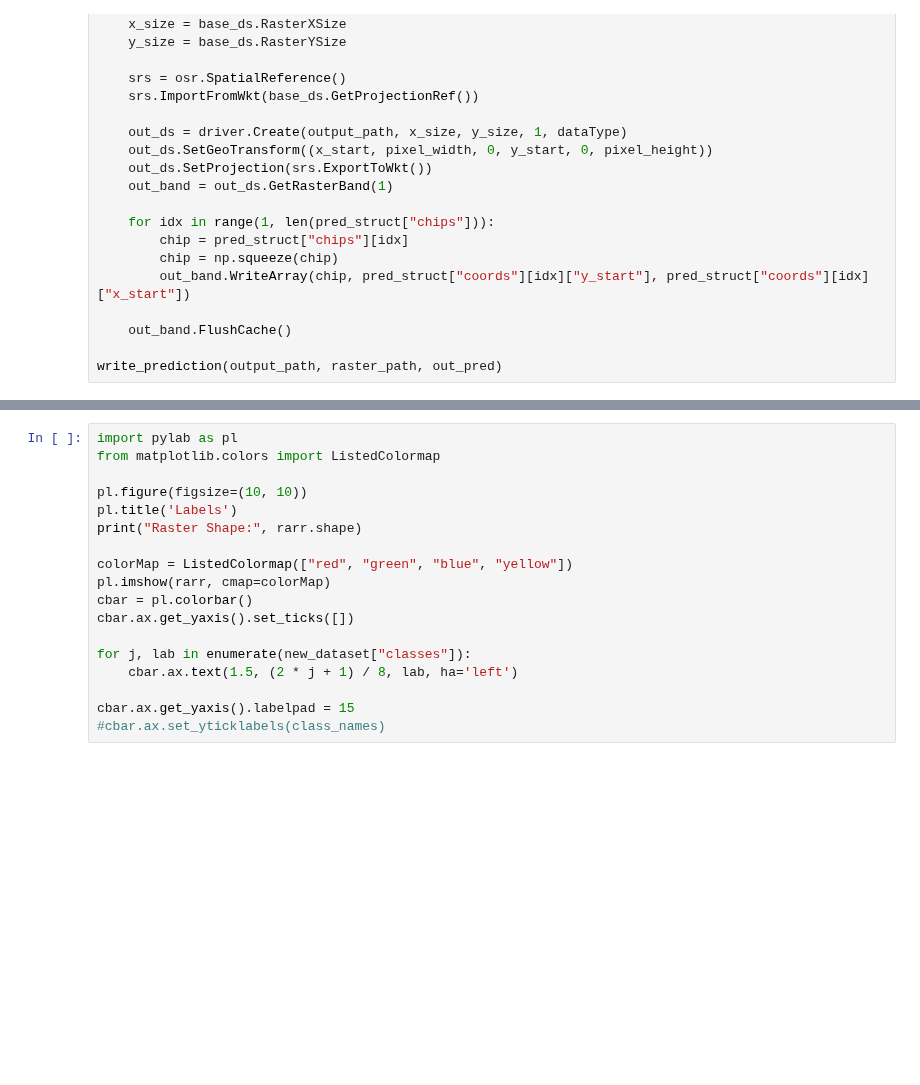
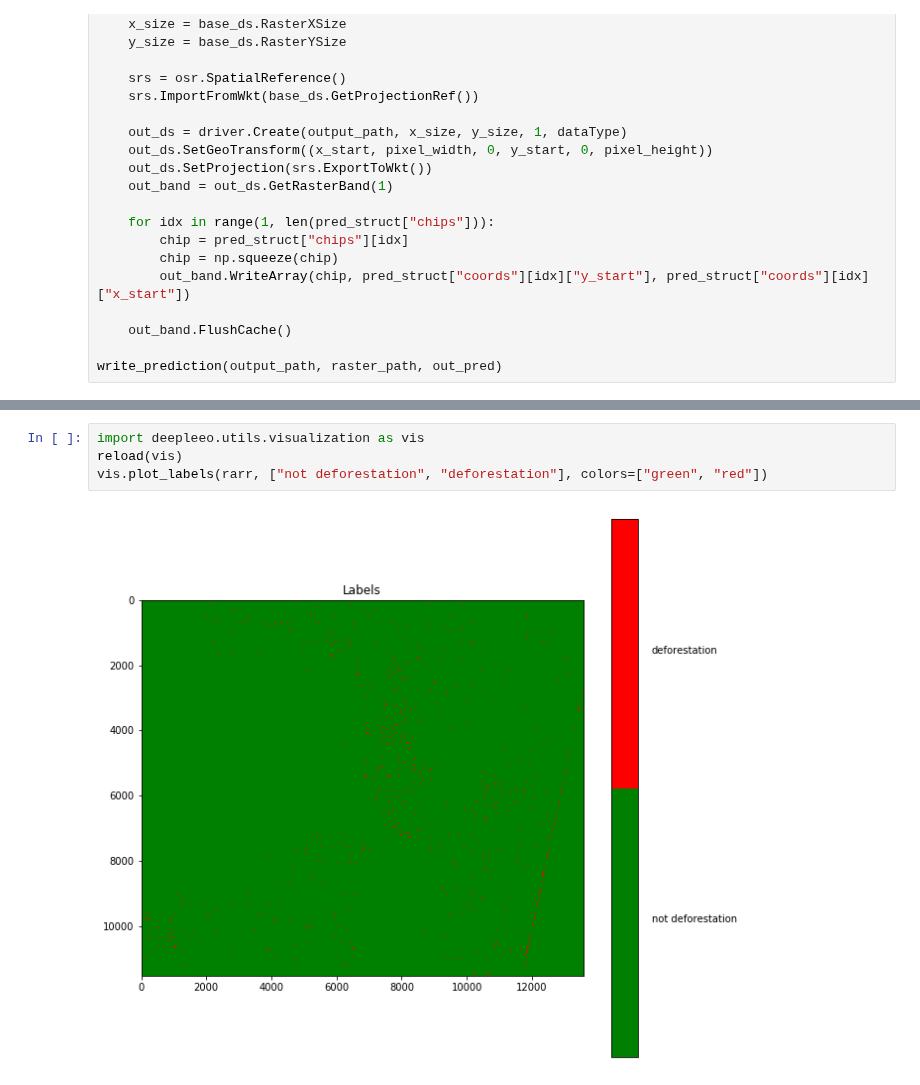
Before and after one commit to rvmaretto/deepgeo, a Jupyter notebook: notebooks/train_fcn.ipynb, the cells around one changed output, grey strips where cells are left out. Cells and saved outputs as stored; diff of their text form; blank space fills up the shorter version.

```diff
--- a/notebooks/train_fcn.ipynb
+++ b/notebooks/train_fcn.ipynb
@@ -261,18 +280,6 @@ image.plot_image_histogram(rarr, title = "prediction")
-# %%
-import pylab as pl
-from matplotlib.colors import ListedColormap
-
-pl.figure(figsize=(10, 10))
-pl.title('Labels')
-print("Raster Shape:", rarr.shape)
-
-colorMap = ListedColormap(["red", "green", "blue", "yellow"])
-pl.imshow(rarr, cmap=colorMap)
-cbar = pl.colorbar()
-cbar.ax.get_yaxis().set_ticks([])
-
-for j, lab in enumerate(new_dataset["classes"]):
-    cbar.ax.text(1.5, (2 * j + 1) / 8, lab, ha='left')
-
-cbar.ax.get_yaxis().labelpad = 15
-#cbar.ax.set_yticklabels(class_names)
+# %%
+import deepleeo.utils.visualization as vis
+reload(vis)
+vis.plot_labels(rarr, ["not deforestation", "deforestation"], colors=["green", "red"])
+# %% [output]
+[figure, added]
```
Also changed, not shown: parts of 11 cells of this notebook, 2 other files.
